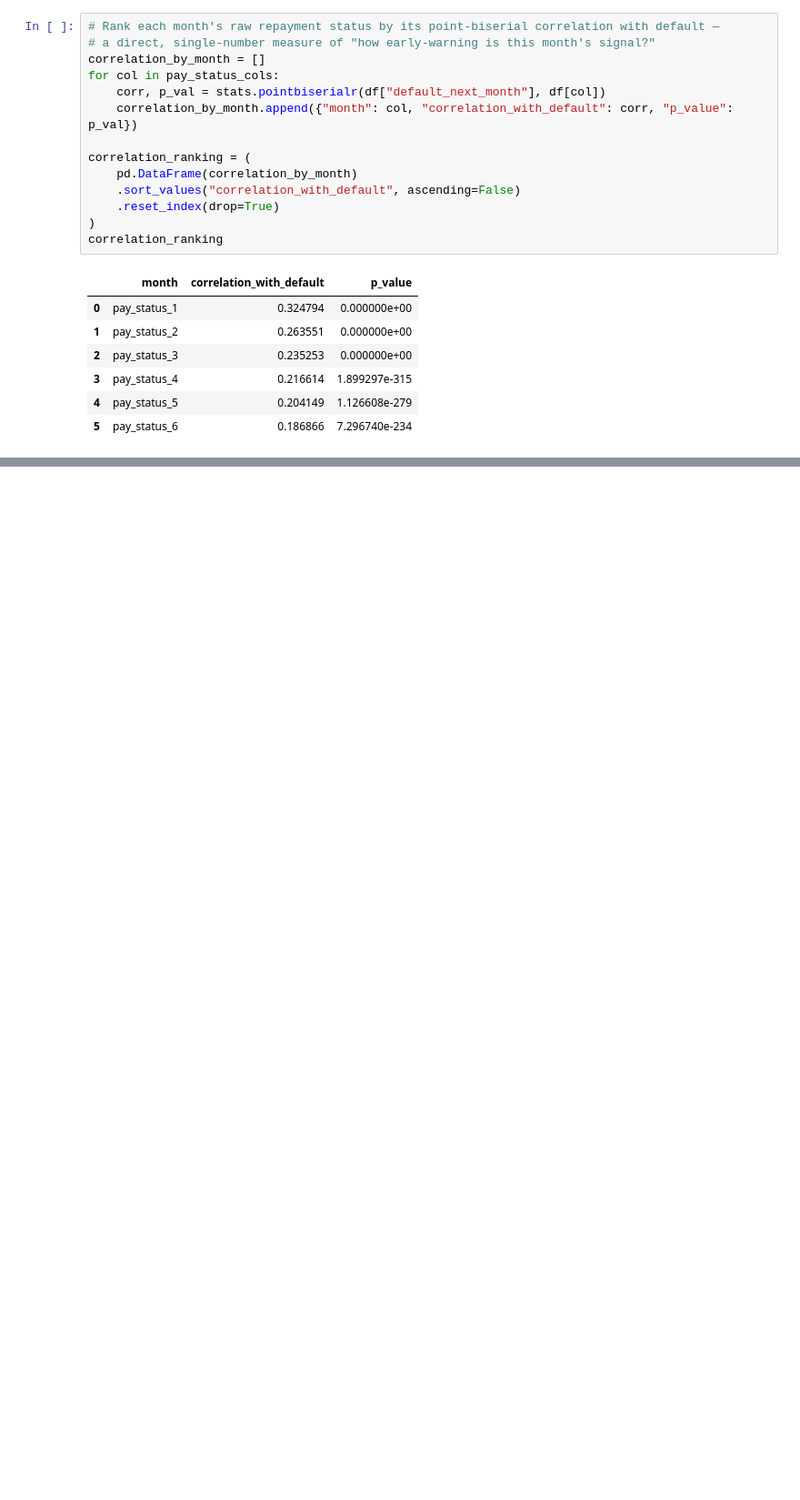
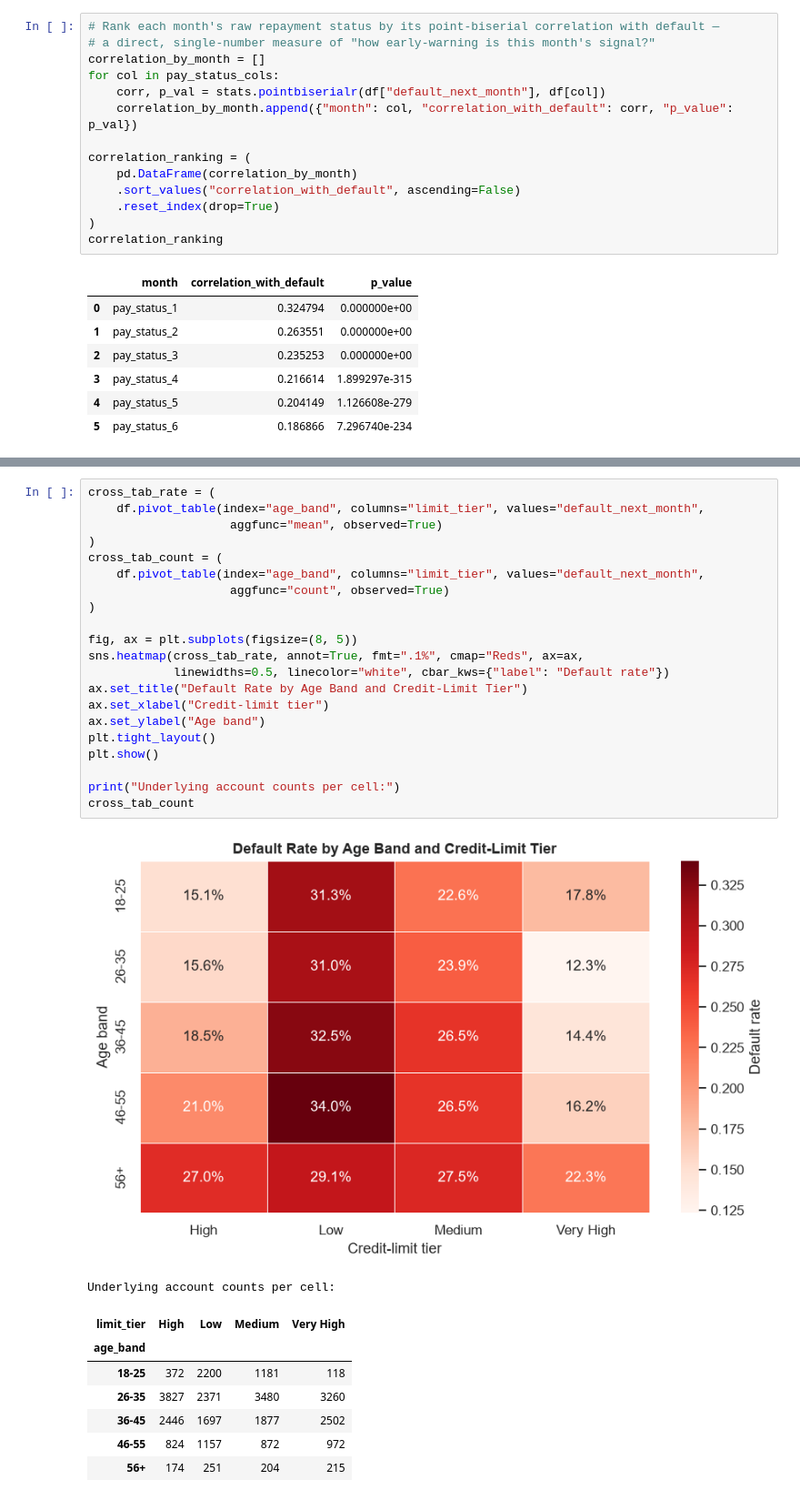
Before and after one commit to Dewmi2004/NovaX--Group-project-of-Python-for-DS-AI, a Jupyter notebook: NovaX.ipynb, the cells around one changed output, grey strips where cells are left out. Shown at 91% size. Cells and saved outputs as stored; diff of their text form; blank space fills up the shorter version.

```diff
--- a/NovaX.ipynb
+++ b/NovaX.ipynb
@@ -848,0 +902,31 @@ correlation_ranking
+# %%
+cross_tab_rate = (
+    df.pivot_table(index="age_band", columns="limit_tier", values="default_next_month",
+                    aggfunc="mean", observed=True)
+)
+cross_tab_count = (
+    df.pivot_table(index="age_band", columns="limit_tier", values="default_next_month",
+                    aggfunc="count", observed=True)
+)
+
+fig, ax = plt.subplots(figsize=(8, 5))
+sns.heatmap(cross_tab_rate, annot=True, fmt=".1%", cmap="Reds", ax=ax,
+            linewidths=0.5, linecolor="white", cbar_kws={"label": "Default rate"})
+ax.set_title("Default Rate by Age Band and Credit-Limit Tier")
+ax.set_xlabel("Credit-limit tier")
+ax.set_ylabel("Age band")
+plt.tight_layout()
+plt.show()
+
+print("Underlying account counts per cell:")
+cross_tab_count
+# %% [output]
+[figure, added]
+Underlying account counts per cell:
+| limit_tier | High | Low | Medium | Very High |
+| age_band |  |  |  |  |
+| 18-25 | 372 | 2200 | 1181 | 118 |
+| 26-35 | 3827 | 2371 | 3480 | 3260 |
+| 36-45 | 2446 | 1697 | 1877 | 2502 |
+| 46-55 | 824 | 1157 | 872 | 972 |
+| 56+ | 174 | 251 | 204 | 215 |
```
Also changed, not shown: parts of 2 cells of this notebook.
